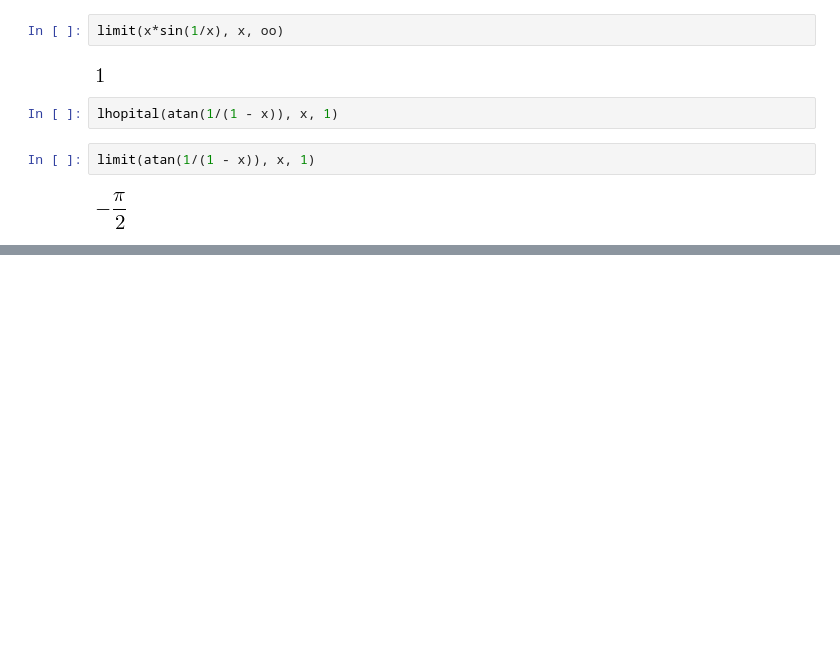
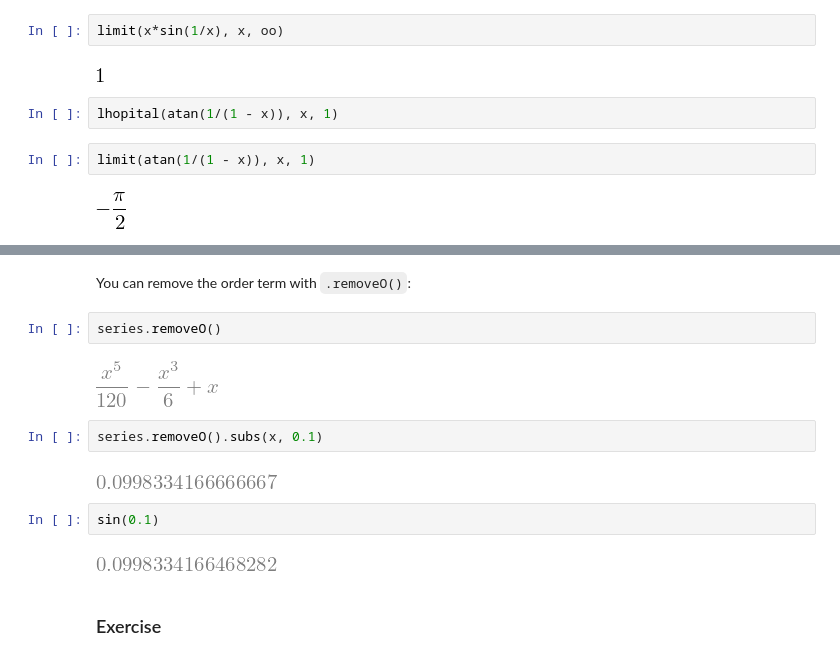
Before and after one commit to sympy/scipy-2023-tutorial, a Jupyter notebook: tutorials/04-Calculus.ipynb, the cells around one changed output, grey strips where cells are left out. Cells and saved outputs as stored; diff of their text form; blank space fills up the shorter version.

```diff
--- a/tutorials/04-Calculus.ipynb
+++ b/tutorials/04-Calculus.ipynb
@@ -367,0 +402,16 @@ limit(atan(1/(1 - x)), x, 1)
+# %% [markdown]
+You can remove the order term with `.removeO()`:
+# %%
+series.removeO()
+# %% [output]
+[figure, added]
+# %%
+series.removeO().subs(x, 0.1)
+# %% [output]
+[figure, added]
+# %%
+sin(0.1)
+# %% [output]
+[figure, added]
+# %% [markdown]
+### Exercise
```
Also changed, not shown: parts of 36 cells of this notebook, 1 other file.
